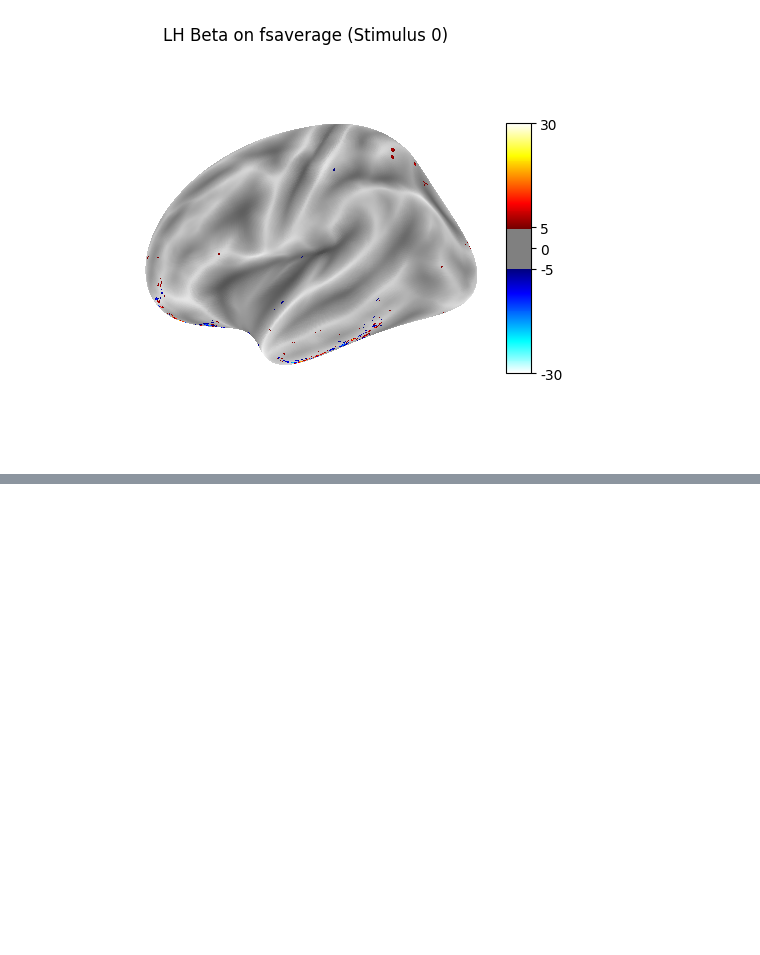
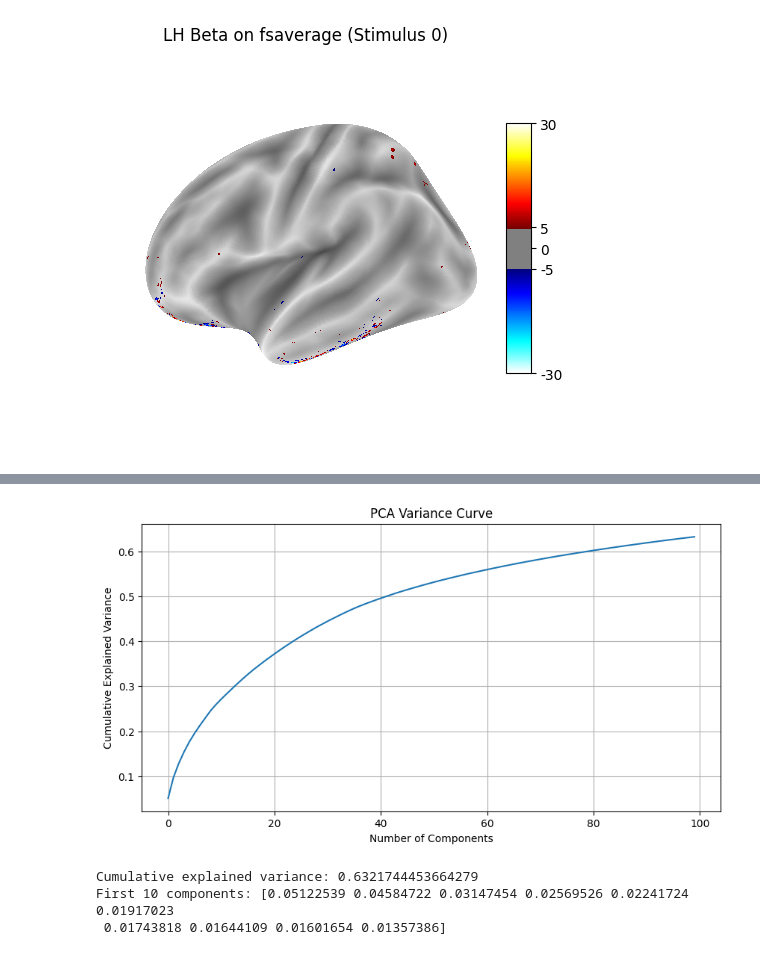
Before and after one commit to Precioux/Neuro4M, a Jupyter notebook: EDA.ipynb, the cells around one changed output, grey strips where cells are left out. Drawn from its saved outputs; the diff is of its cells as text; code cells hidden in the pictures; blank space fills up the shorter version.

```diff
--- a/EDA.ipynb
+++ b/EDA.ipynb
@@ -159,0 +209,26 @@ plotting.plot_surf_stat_map(
+# %%
+n_components = 100
+# %%
+pca = PCA(n_components=n_components)
+encoded = pca.fit_transform(full_data)  # shape will be (750, 100)
+# %%
+import matplotlib.pyplot as plt
+import numpy as np
+
+# Plot how much variance each component explains
+plt.figure(figsize=(10, 5))
+plt.plot(np.cumsum(pca.explained_variance_ratio_))
+plt.xlabel('Number of Components')
+plt.ylabel('Cumulative Explained Variance')
+plt.title('PCA Variance Curve')
+plt.grid(True)
+plt.show()
+
+# Optionally: print variance explained
+print("Cumulative explained variance:", np.sum(pca.explained_variance_ratio_))
+print("First 10 components:", pca.explained_variance_ratio_[:10])
+# %% [output]
+[figure, added]
+Cumulative explained variance: 0.6321744453664279
+First 10 components: [0.05122539 0.04584722 0.03147454 0.02569526 0.02241724 0.01917023
+ 0.01743818 0.01644109 0.01601654 0.01357386]
```
Also changed, not shown: parts of 24 cells of this notebook, 27 other files.
